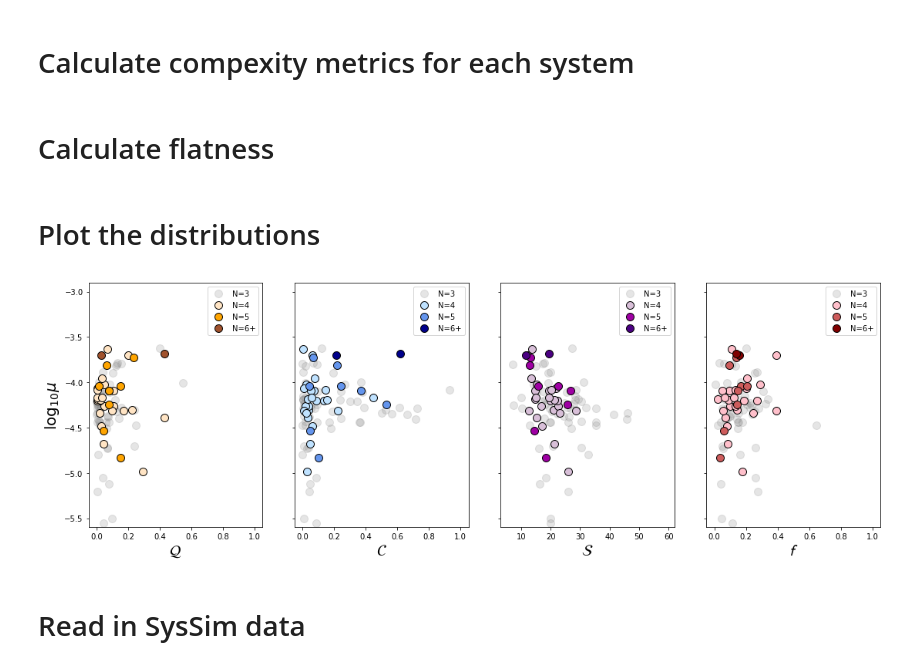
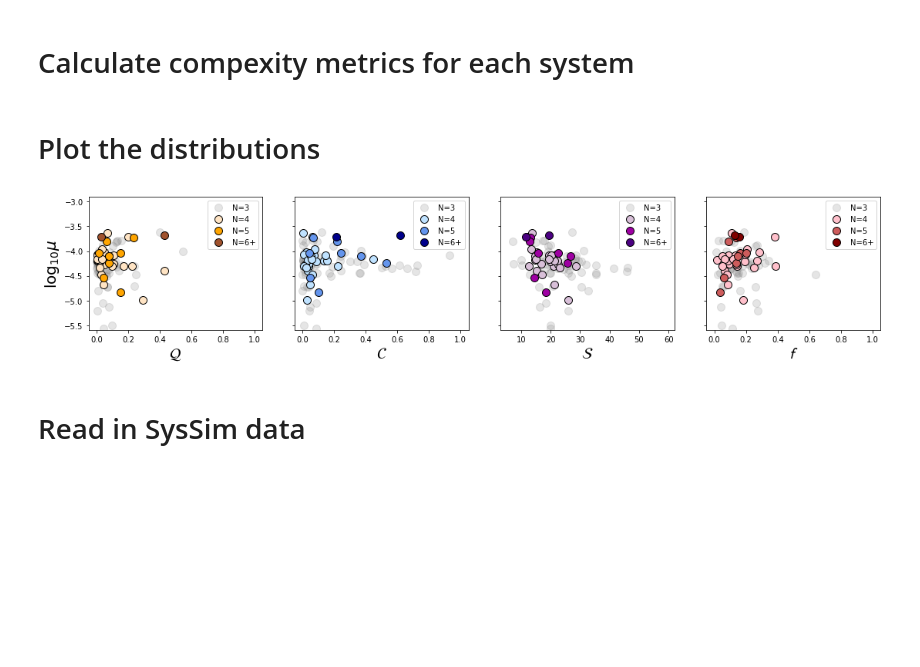
Before and after one commit to gjgilbert/maiasaurus, a Jupyter notebook: compare_cks_to_syssim.ipynb, the cells around one changed output. Saved outputs shown, nothing was run; the diff lists cells and outputs as text; code cells hidden in the pictures; blank space fills up the shorter version.

```diff
--- a/compare_cks_to_syssim.ipynb
+++ b/compare_cks_to_syssim.ipynb
@@ -383,4 +344,2 @@ for i, s in enumerate(systems):
 
 logmu = np.log10(mu)
-# %% [markdown]
-# Calculate flatness
@@ -409,39 +346,3 @@ def calculate_flatness(data_dur, model_dur):
-# %%
-f  = np.zeros(Nsys)
-
-rho_tracker = []
-
-for i, s in enumerate(systems):
-    # get stellar density [M_sun/R_sun^3]
-    rhostar = s.Mstar/s.Rstar**3
-
-    rho_tracker.append(rhostar)
-
-    # fit for duration
-    cosi = np.array([0.0])
-    transit_params = [s.periods, GSUN, rhostar, s.rprs]
-
-    cosi, success = op.leastsq(residuals_for_duration_fit, cosi, args=(transit_params, s.dur, s.dur_err))
-
-    plot_per = np.linspace(1,100)
-    plot_dur = calculate_duration(plot_per, GSUN, rhostar, np.median(s.rprs), cosi)
-    zero_inc_plot_dur = calculate_duration(plot_per, GSUN, rhostar, np.median(s.rprs), 0.0)
-
-    model_dur = calculate_duration(s.periods, GSUN, rhostar, np.median(s.rprs), cosi)
-
-    doplots = False
-    if doplots:
-        if s.N > 4:
-            plt.figure()
-            plt.errorbar(s.periods, 24*s.dur, yerr=24*s.dur_err, fmt='ko', fillstyle='none')
-            plt.plot(plot_per, 24*plot_dur, 'r')
-            plt.plot(plot_per, 24*zero_inc_plot_dur, 'k:')
-            plt.xlim(1,100)
-            plt.xscale('log')
-            plt.show()
-
-    s.f  = calculate_flatness(s.dur, model_dur)
-    f[i] = s.f
 # %% [markdown]
 # Plot the distributions
 # %%
@@ -451,7 +352,7 @@ use5 = N == 5
 use6 = N >= 6
 
 
-fig, axes = plt.subplots(1,4, figsize=(15,5))
+fig, axes = plt.subplots(1,4, figsize=(15,3))
 
 plt.tight_layout()
 
@@ -475,34 +376,34 @@ ax.set_ylim(-5.6,-2.9)
 ax.set_yticklabels([])
 ax.set_xlim(-0.05,1.05)
 ax.set_xlabel(r'$\mathcal{C}$', fontsize=20)
 ax.legend(loc='upper right')
 
 ax = axes[2]
 ax.scatter(S[use3], logmu[use3], s=100, color='grey', alpha=0.2, label='N=3')
 ax.scatter(S[use4], logmu[use4], s=100, color='thistle', edgecolor='k', label='N=4')
 ax.scatter(S[use5], logmu[use5], s=100, color=royalpurple,  edgecolor='k', label='N=5')
 ax.scatter(S[use6], logmu[use6], s=100, color='indigo',   edgecolor='k', label='N=6+')
 ax.set_ylim(-5.6,-2.9)
 ax.set_yticklabels([])
 ax.set_xlabel(r'$\mathcal{S}$', fontsize=20)
 ax.set_xlim(3,62)
 ax.legend(loc='upper right')
 
 
 ax = axes[3]
 ax.scatter(f[use3], logmu[use3], s=100, color='grey', alpha=0.2, label='N=3')
 ax.scatter(f[use4], logmu[use4], s=100, color='pink', edgecolor='k', label='N=4')
 ax.scatter(f[use5], logmu[use5], s=100, color='indianred',  edgecolor='k', label='N=5')
 ax.scatter(f[use6], logmu[use6], s=100, color='maroon',   edgecolor='k', label='N=6+')
 ax.set_ylim(-5.6,-2.9)
 ax.set_yticklabels([])
 ax.set_xlim(-0.05,1.05)
 ax.set_xlabel(r'$\mathcal{f}$', fontsize=20)
 ax.legend(loc='upper right')
 
 plt.show()
 # %% [output]
-[figure, old version]
+[figure, new version]
 # %% [markdown]
 # Read in SysSim data
 # %%
```
Also changed, not shown: parts of 13 cells of this notebook, 1 other file.
